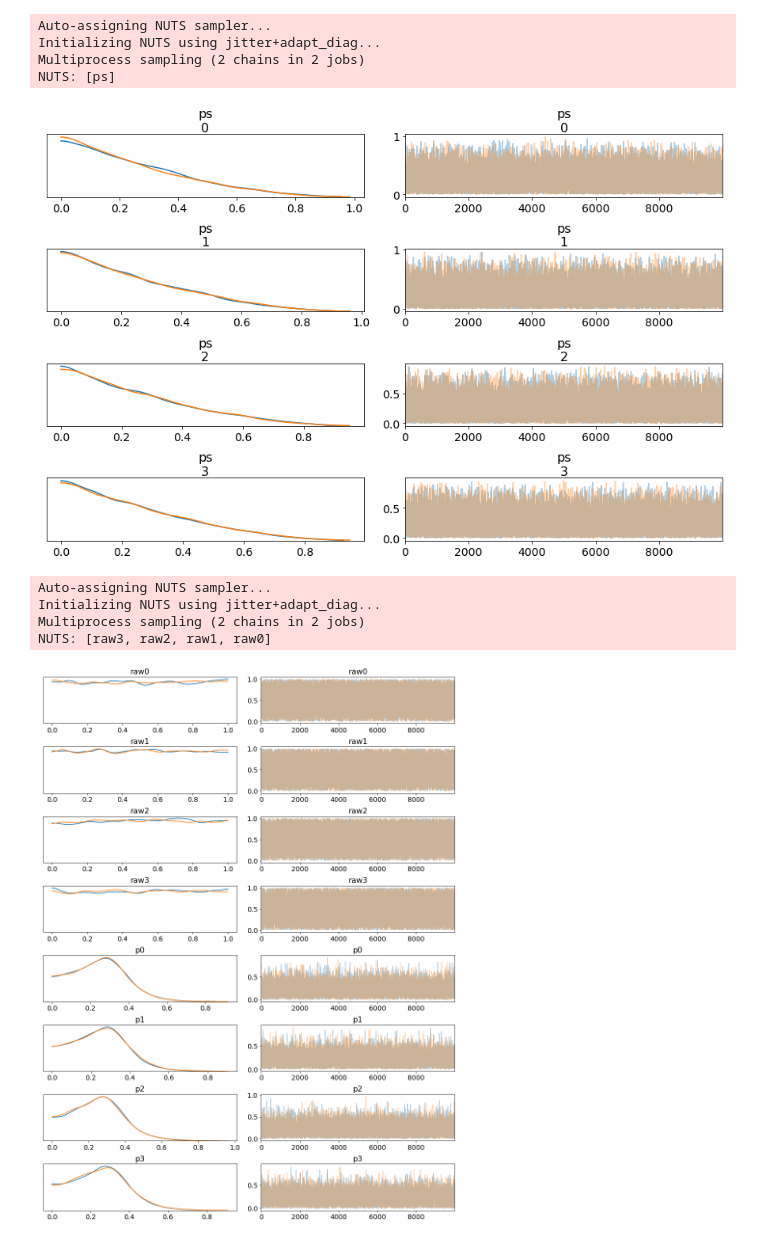
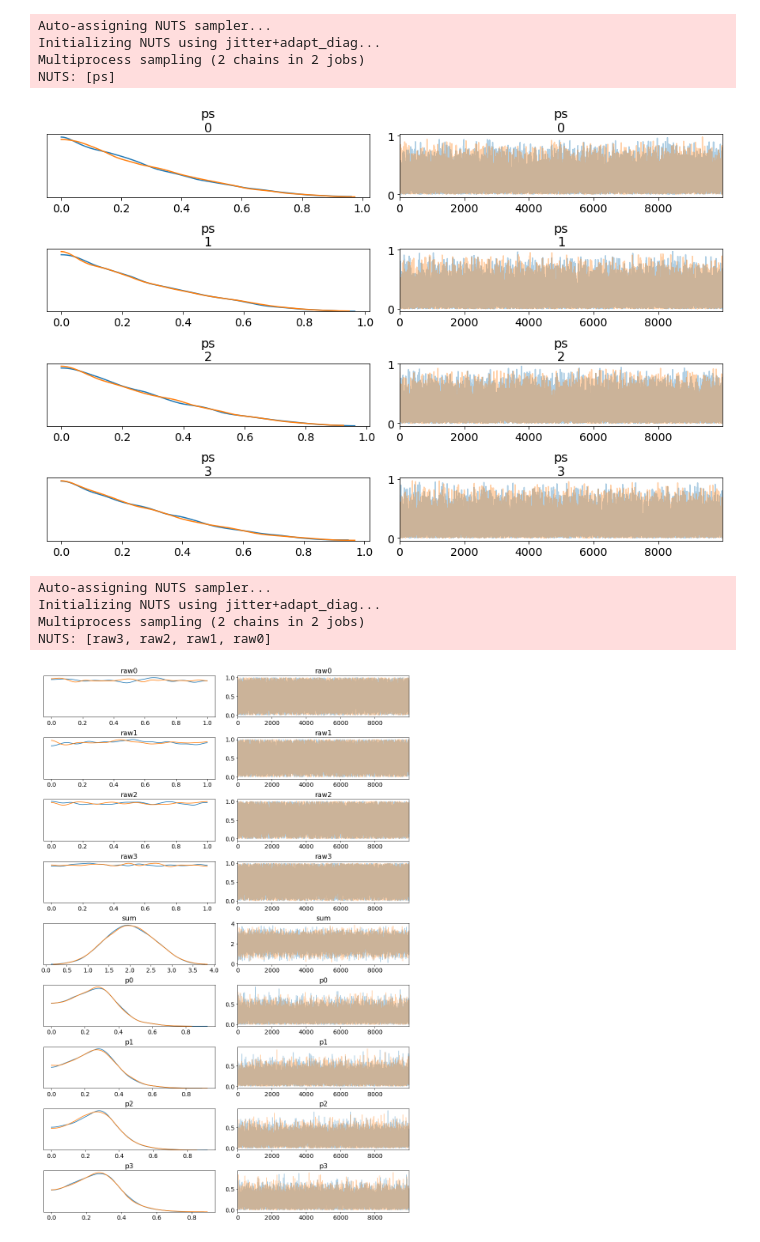
Before and after one commit to mtrencseni/playground, a Jupyter notebook: PyMC UberEats.ipynb, the cells around one changed output. Saved outputs shown, nothing was run; the diff lists cells and outputs as text; code cells hidden in the pictures.

```diff
--- a/PyMC UberEats.ipynb
+++ b/PyMC UberEats.ipynb
@@ -9,7 +9,7 @@ data = {
     'Deliveroo': 12,
 }
 
-def uniform_prior(pm, k):
+def uniform_prior(k):
     rs = [pm.Uniform('raw%s' % i, 0, 1) for i in range(k)]
     s = sum(rs)
     return [pm.Deterministic('p%s' % i, rs[i]/s) for i in range(k)]
@@ -18,7 +18,7 @@ def run_model(prior, data):
     with pm.Model() as model:
         vals = list(data.values())
         k = len(vals)
-        ps = prior(pm, k)
+        ps = prior(k)
         multi = pm.Multinomial('multi', n=sum(vals), p=ps, observed=vals)
         trace = pm.sample(draws=10*1000, progressbar=True)
         return pm, trace
@@ -89,7 +89,7 @@ data = {
 }
 
 # BAKING OBSERVATIONS INTO THE PRIOR IS A MODELLING MISTAKE, DON'T DO THIS
-def beta_prior(pm, vals, k):
+def beta_prior(vals, k):
     rs = [pm.Beta('raw%s' % i, vals[i], sum(vals)-vals[i]) for i in range(k)]
     s = sum(rs)
     return [pm.Deterministic('p%s' % i, rs[i]/s) for i in range(k)]
@@ -98,7 +98,7 @@ def run_model(prior, data):
     with pm.Model() as model:
         vals = list(data.values())
         k = len(vals)
-        ps = prior(pm, vals, k)
+        ps = prior(vals, k)
         multi = pm.Multinomial('multi', n=sum(vals), p=ps, observed=vals)
         trace = pm.sample(draws=10*1000, progressbar=True)
         return pm, trace
@@ -136,14 +136,14 @@ data = {
     'Deliveroo': 12,
 }
 
-def dirichlet_uniform_prior(pm, k):
+def dirichlet_uniform_prior(k):
     return pm.Dirichlet('ps', a=1*np.ones(k))
 
 def run_model(prior, data):
     with pm.Model() as model:
         vals = list(data.values())
         k = len(vals)
-        ps = prior(pm, k)
+        ps = prior(k)
         multi = pm.Multinomial('multi', n=sum(vals), p=ps, observed=vals)
         trace = pm.sample(draws=10*1000, progressbar=True)
         return pm, trace
@@ -189,21 +189,21 @@ Auto-assigning NUTS sampler...
 Initializing NUTS using jitter+adapt_diag...
 Multiprocess sampling (2 chains in 2 jobs)
 NUTS: [ps]
-[figure, old version]
+[figure, new version]
 # %%
 with pm.Model() as model:
     k = 4
     rs = [pm.Uniform('raw%s' % i, 0, 1) for i in range(k)]
-    s = sum(rs)
+    s = pm.Deterministic('sum', sum(rs))
     [pm.Deterministic('p%s' % i, rs[i]/s) for i in range(k)]
     trace = pm.sample(draws=10*1000, progressbar=True)
     pm.traceplot(trace)
 # %% [output]
 Auto-assigning NUTS sampler...
 Initializing NUTS using jitter+adapt_diag...
 Multiprocess sampling (2 chains in 2 jobs)
 NUTS: [raw3, raw2, raw1, raw0]
-[figure, old version]
+[figure, new version]
 # %%
 pm.summary(trace)
 # %% [output]
```
Also changed, not shown: parts of 10 cells of this notebook.
